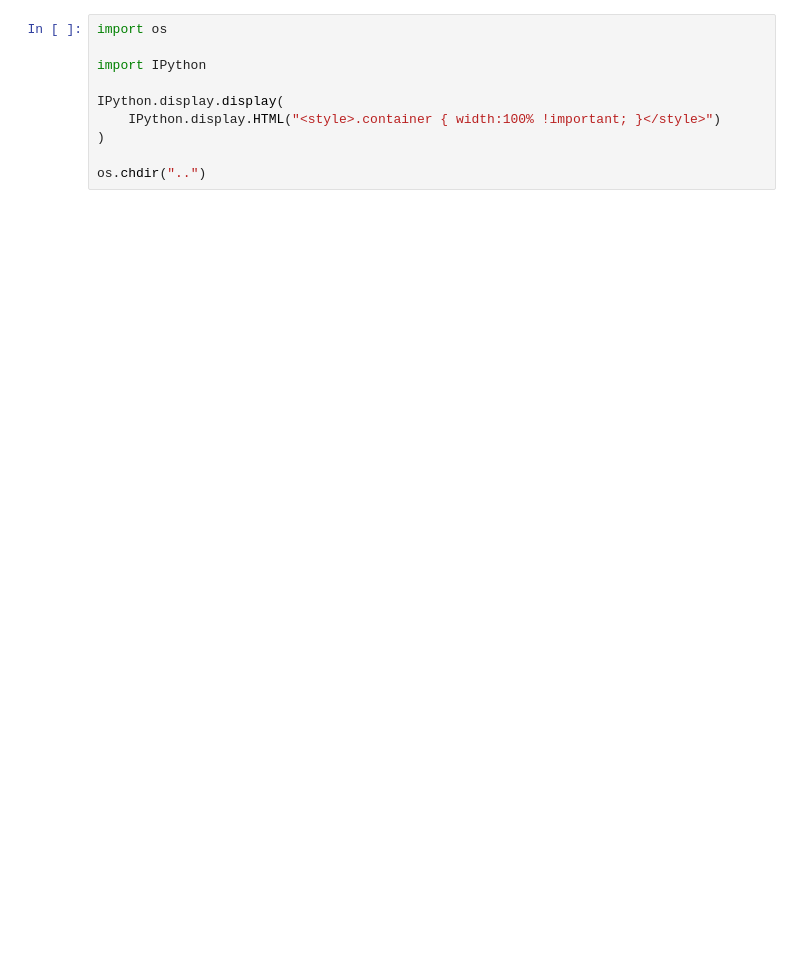
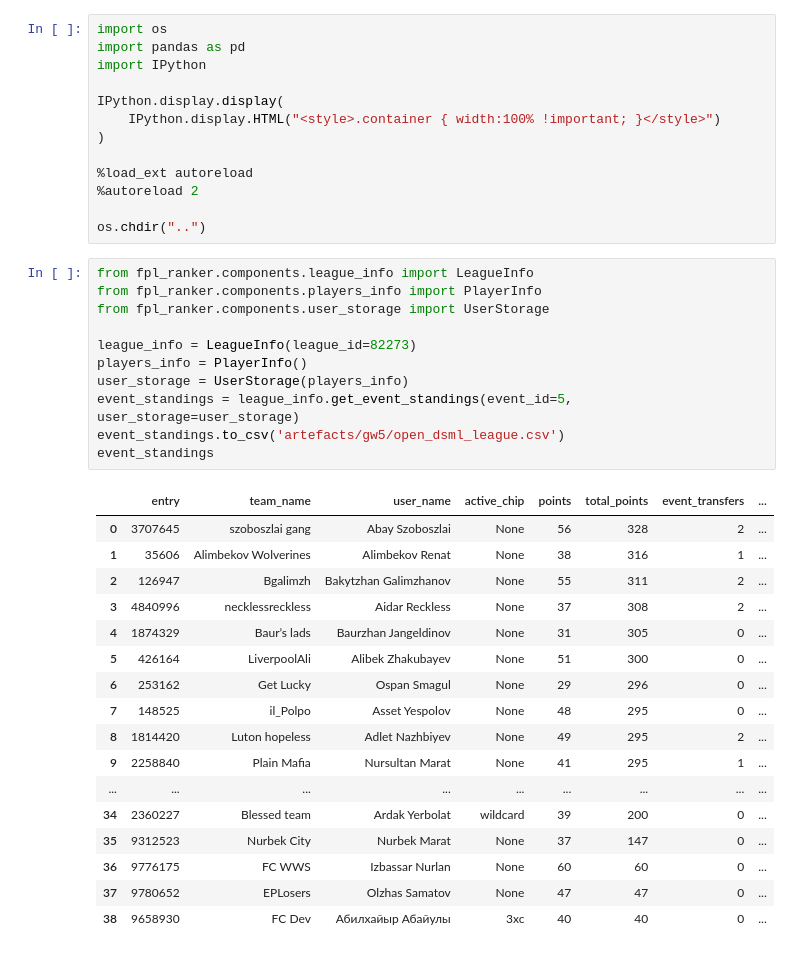
Before and after one commit to sneddy/fpl_ranker, a Jupyter notebook: notebooks/demo.ipynb, the cells around one changed output. Drawn from its saved outputs; the diff is of its cells as text; blank space fills up the shorter version.

```diff
--- a/notebooks/demo.ipynb
+++ b/notebooks/demo.ipynb
@@ -1,10 +1,42 @@
 # %%
 import os
-
+import pandas as pd
 import IPython
 
 IPython.display.display(
     IPython.display.HTML("<style>.container { width:100% !important; }</style>")
 )
 
+%load_ext autoreload
+%autoreload 2
+
 os.chdir("..")
+# %%
+from fpl_ranker.components.league_info import LeagueInfo
+from fpl_ranker.components.players_info import PlayerInfo
+from fpl_ranker.components.user_storage import UserStorage
+
+league_info = LeagueInfo(league_id=82273)
+players_info = PlayerInfo()
+user_storage = UserStorage(players_info)
+event_standings = league_info.get_event_standings(event_id=5, user_storage=user_storage)
+event_standings.to_csv('artefacts/gw5/open_dsml_league.csv')
+event_standings
+# %% [output]
+|  | entry | team_name | user_name | active_chip | points | total_points | event_transfers | ... |
+| 0 | 3707645 | szoboszlai gang | Abay Szoboszlai | None | 56 | 328 | 2 | ... |
+| 1 | 35606 | Alimbekov Wolverines | Alimbekov Renat | None | 38 | 316 | 1 | ... |
+| 2 | 126947 | Bgalimzh | Bakytzhan Galimzhanov | None | 55 | 311 | 2 | ... |
+| 3 | 4840996 | necklessreckless | Aidar Reckless | None | 37 | 308 | 2 | ... |
+| 4 | 1874329 | Baur’s lads | Baurzhan Jangeldinov | None | 31 | 305 | 0 | ... |
+| 5 | 426164 | LiverpoolAli | Alibek Zhakubayev | None | 51 | 300 | 0 | ... |
+| 6 | 253162 | Get Lucky | Ospan Smagul | None | 29 | 296 | 0 | ... |
+| 7 | 148525 | il_Polpo | Asset Yespolov | None | 48 | 295 | 0 | ... |
+| 8 | 1814420 | Luton hopeless | Adlet Nazhbiyev | None | 49 | 295 | 2 | ... |
+| 9 | 2258840 | Plain Mafia | Nursultan Marat | None | 41 | 295 | 1 | ... |
+| ... | ... | ... | ... | ... | ... | ... | ... | ... |
+| 34 | 2360227 | Blessed team | Ardak Yerbolat | wildcard | 39 | 200 | 0 | ... |
+| 35 | 9312523 | Nurbek City | Nurbek Marat | None | 37 | 147 | 0 | ... |
+| 36 | 9776175 | FC WWS | Izbassar Nurlan | None | 60 | 60 | 0 | ... |
+| 37 | 9780652 | EPLosers | Olzhas Samatov | None | 47 | 47 | 0 | ... |
+| 38 | 9658930 | FC Dev | Абилхайыр Абайулы | 3xc | 40 | 40 | 0 | ... |
```
Also changed, not shown: parts of 16 cells of this notebook, 1 other file.
